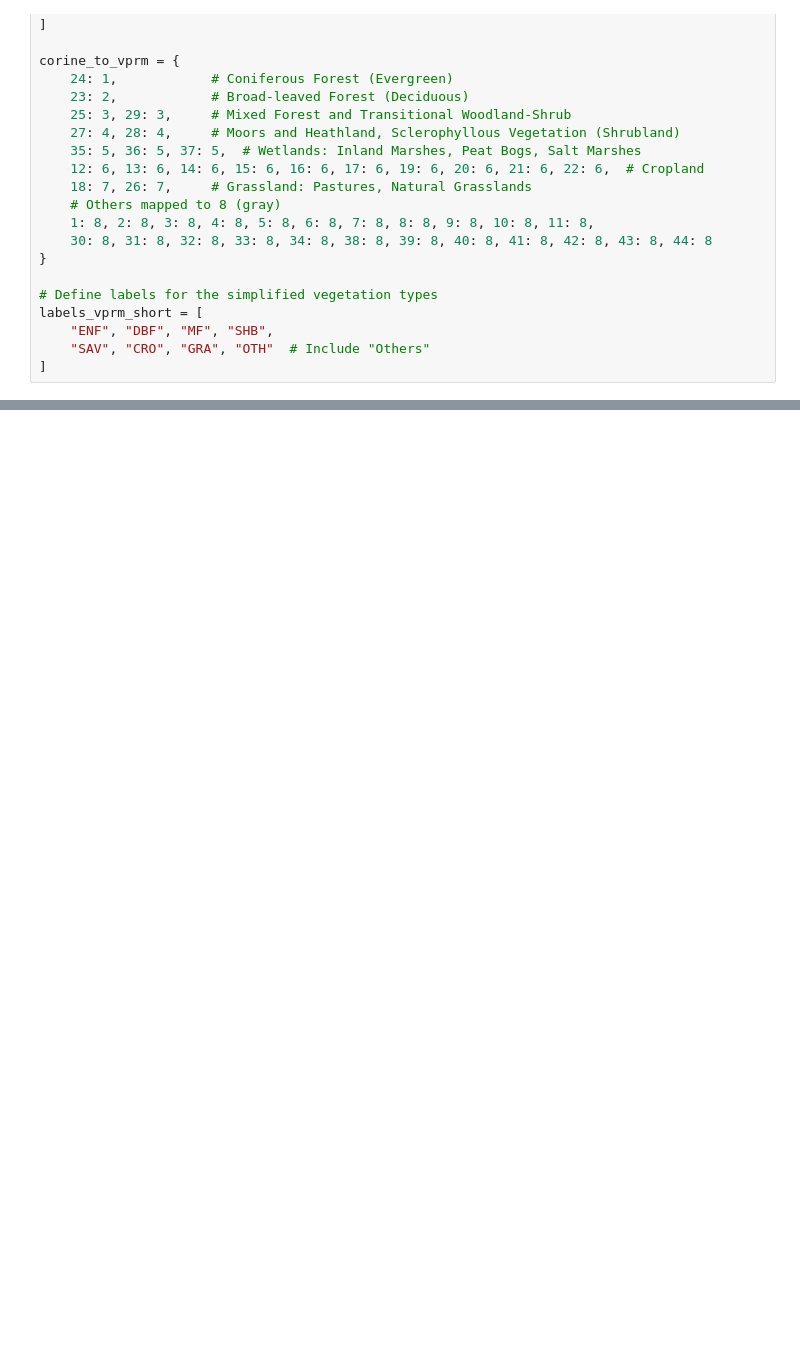
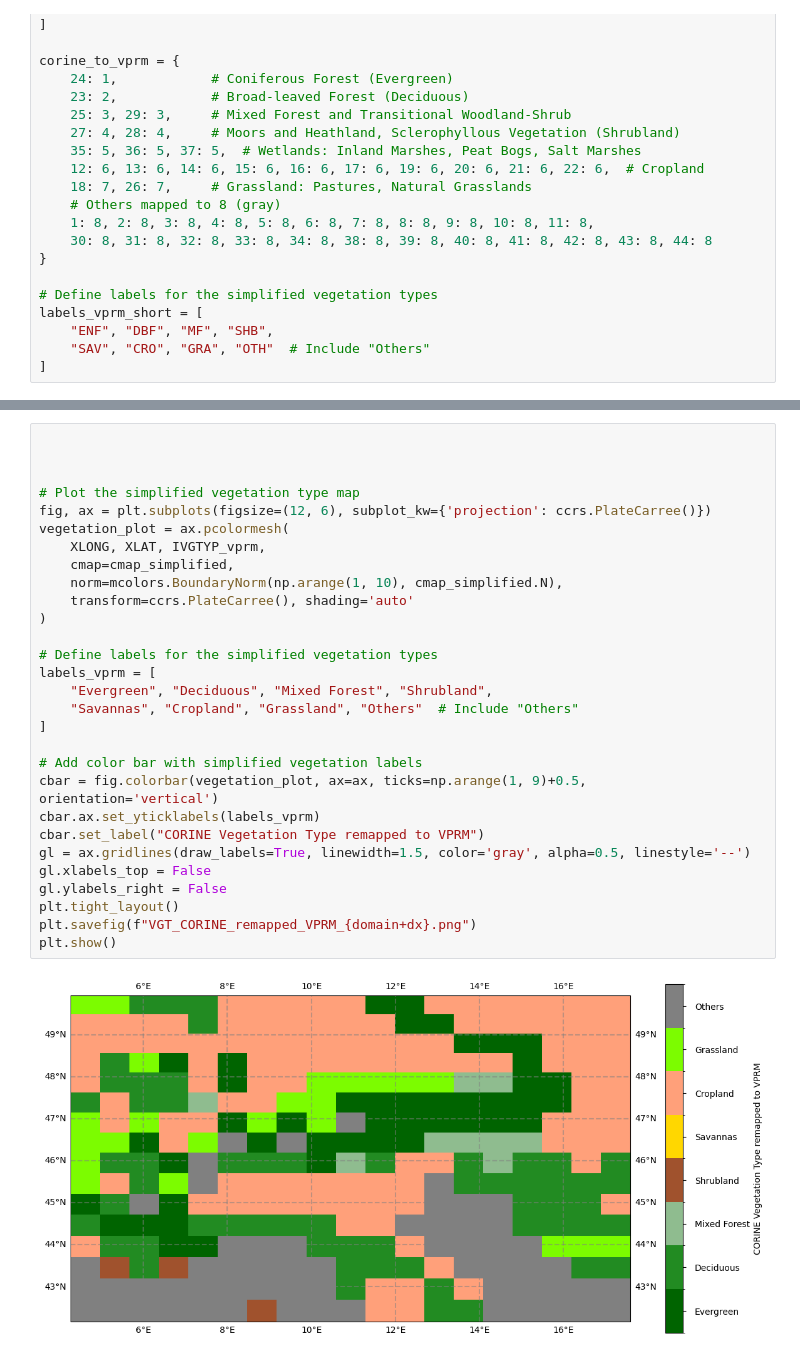
Before and after one commit to mareitzef/WRF_VPRM_post, a Jupyter notebook: LU_index_vs_VPRM_CLC.ipynb, the cells around one changed output, grey strips where cells are left out. Saved outputs shown, nothing was run; the diff lists cells and outputs as text; blank space fills up the shorter version.

```diff
--- a/LU_index_vs_VPRM_CLC.ipynb
+++ b/LU_index_vs_VPRM_CLC.ipynb
@@ -594,3 +614,34 @@ plt.show()
+# %%
+
+
+
+# Plot the simplified vegetation type map
+fig, ax = plt.subplots(figsize=(12, 6), subplot_kw={'projection': ccrs.PlateCarree()})
+vegetation_plot = ax.pcolormesh(
+    XLONG, XLAT, IVGTYP_vprm,
+    cmap=cmap_simplified,
+    norm=mcolors.BoundaryNorm(np.arange(1, 10), cmap_simplified.N),
+    transform=ccrs.PlateCarree(), shading='auto'
+)
+
+# Define labels for the simplified vegetation types
+labels_vprm = [
+    "Evergreen", "Deciduous", "Mixed Forest", "Shrubland",
+    "Savannas", "Cropland", "Grassland", "Others"  # Include "Others"
+]
+
+# Add color bar with simplified vegetation labels
+cbar = fig.colorbar(vegetation_plot, ax=ax, ticks=np.arange(1, 9)+0.5, orientation='vertical')
+cbar.ax.set_yticklabels(labels_vprm)
+cbar.set_label("CORINE Vegetation Type remapped to VPRM")
+gl = ax.gridlines(draw_labels=True, linewidth=1.5, color='gray', alpha=0.5, linestyle='--')
+gl.xlabels_top = False
+gl.ylabels_right = False
+plt.tight_layout()
+plt.savefig(f"VGT_CORINE_remapped_VPRM_{domain+dx}.png")
+plt.show()
+# %% [output]
+[figure, added]
 # %%
 
 # Create a comparison array where vegetation types match (1) or don't match (0)
```
Also changed, not shown: parts of 12 cells of this notebook, 1 other file.
